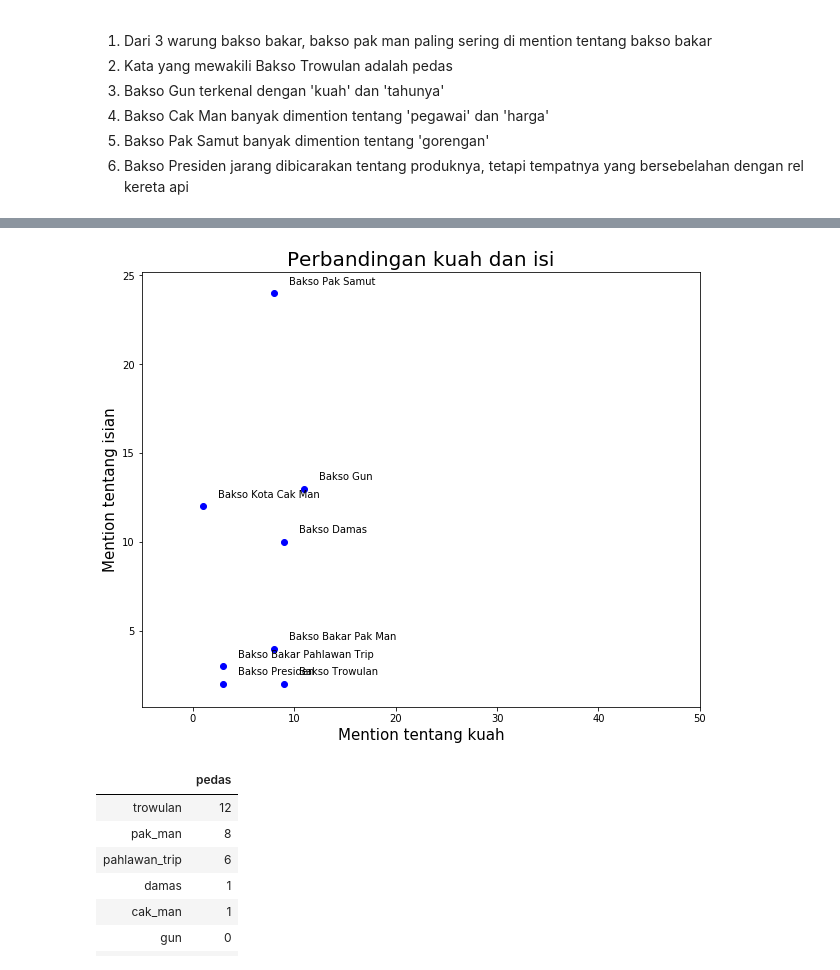
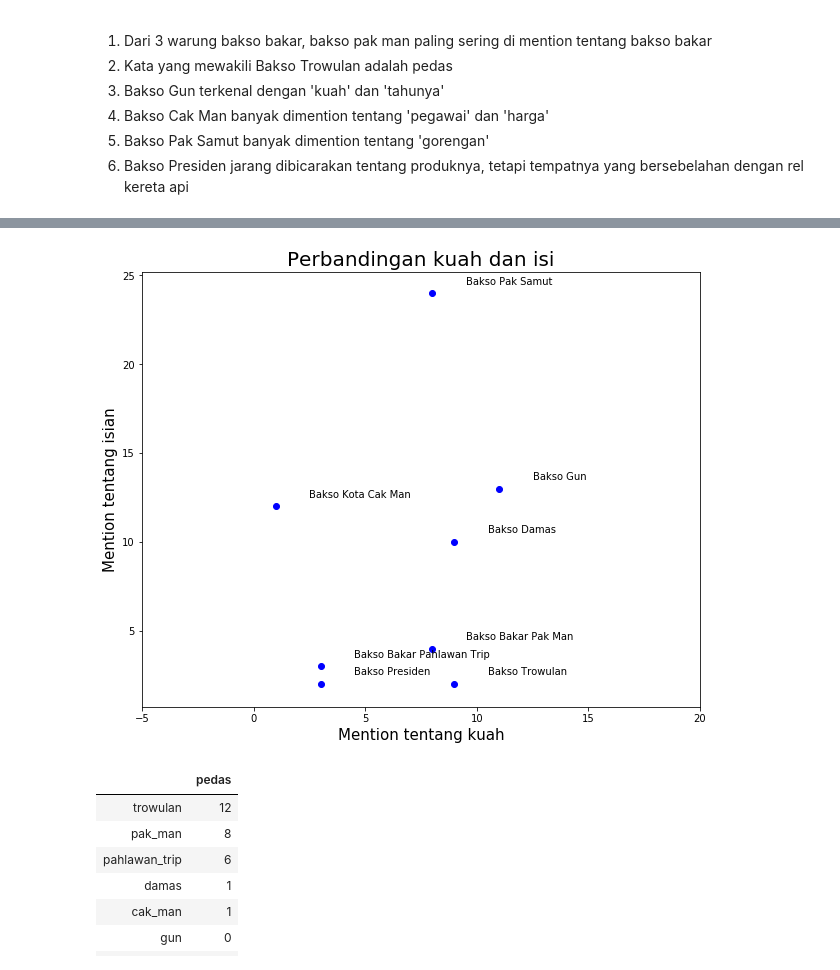
Before and after one commit to renaldybrada/nlp-in-python, a Jupyter notebook: bakso-malang/02_Exploratory_Data_Analysis.ipynb, the cells around one changed output, grey strips where cells are left out. Saved outputs shown, nothing was run; the diff lists cells and outputs as text; code cells hidden in the pictures.

```diff
--- a/bakso-malang/02_Exploratory_Data_Analysis.ipynb
+++ b/bakso-malang/02_Exploratory_Data_Analysis.ipynb
@@ -226,21 +217,21 @@ data_compare_isi.columns = ['kuah', 'isi']
 # %%
 # scatter plot perbandingan kuah dan isi
 plt.rcParams['figure.figsize'] = [10, 8]
 
-for i, place in enumerate(data_compare.index):
+for i, place in enumerate(data_compare_isi.index):
     x = data_compare_isi.kuah.loc[place]
     y = data_compare_isi.isi.loc[place]
     plt.scatter(x, y, color='blue')
     plt.text(x+1.5, y+0.5, full_names[i], fontsize=10)
-    plt.xlim(-5, 50)
+    plt.xlim(-5, 20)
 
 plt.title('Perbandingan kuah dan isi', fontsize=20)
 plt.xlabel('Mention tentang kuah', fontsize=15)
 plt.ylabel('Mention tentang isian', fontsize=15)
 
 plt.show()
 # %% [output]
-[figure, old version]
+[figure, new version]
 # %%
 # bakso yang terkenal pedasnya
 data_pedas_keyword = data.transpose()[['pedas', 'pedes']]
```
Also changed, not shown: parts of 2 cells of this notebook, 3 other files.
